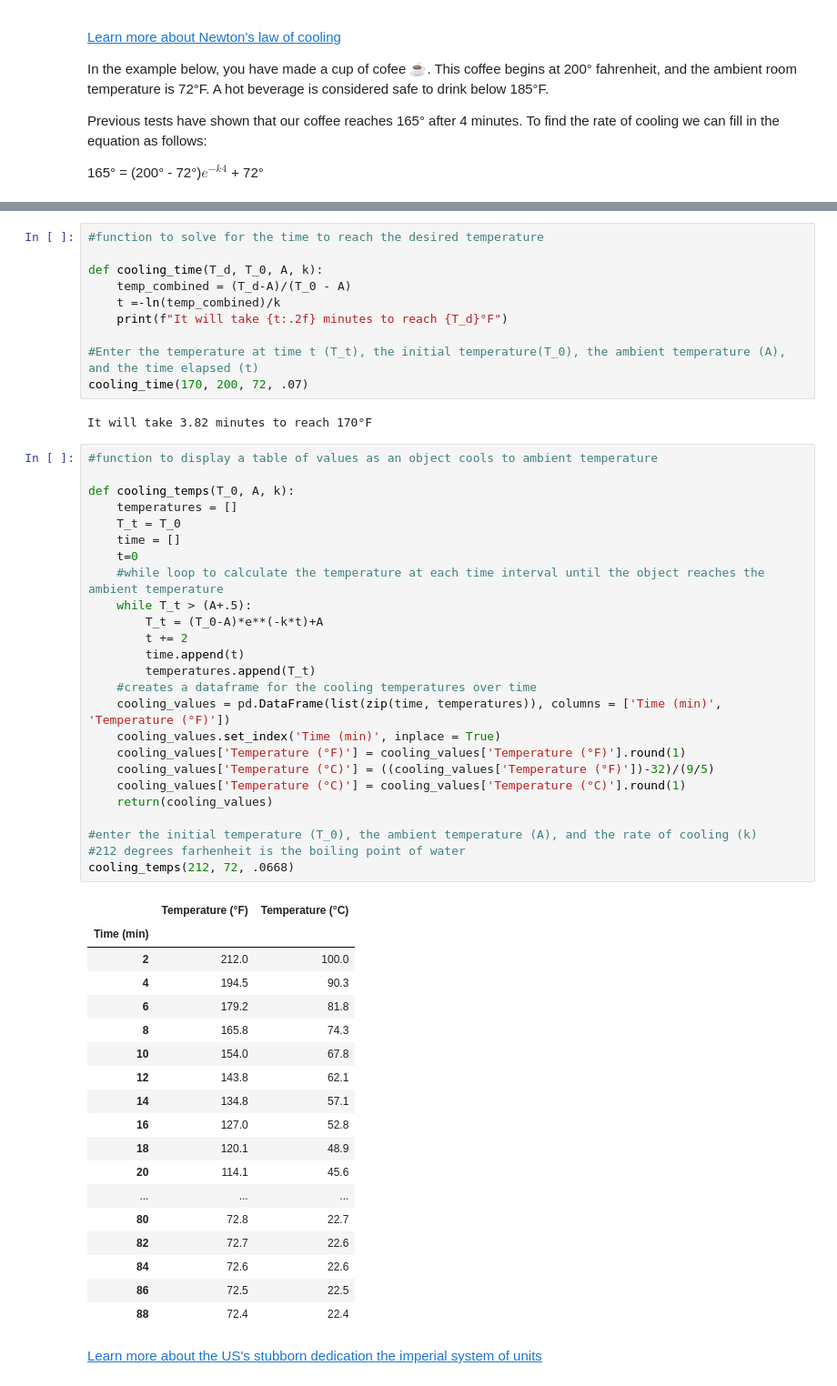
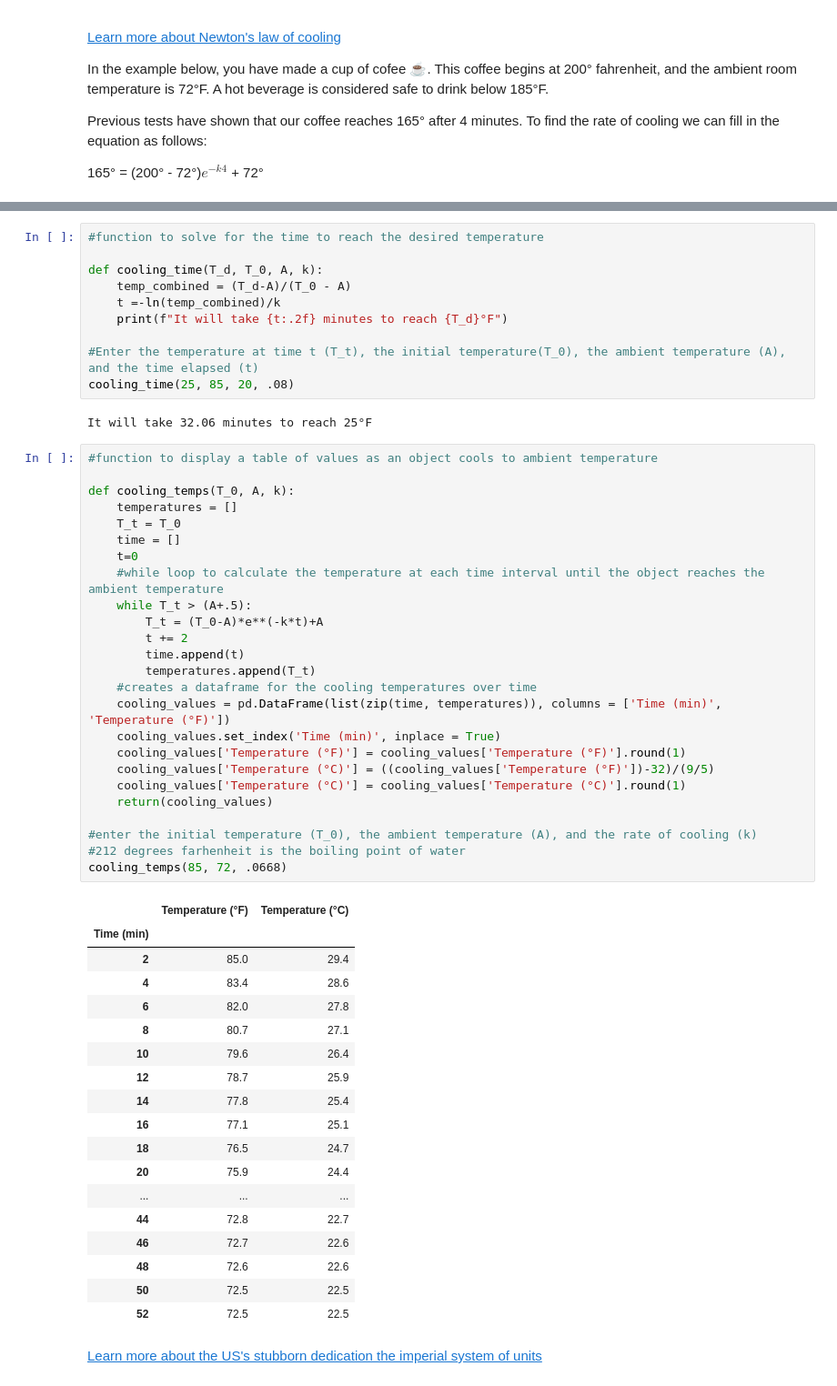
Before and after one commit to BotanicalAmy/Calculus-Calculator, a Jupyter notebook: Calculus_Calculator.ipynb, the cells around one changed output, grey strips where cells are left out. Shown: that part at 91% size. Saved outputs shown, nothing was run; the diff lists cells and outputs as text.

```diff
--- a/Calculus_Calculator.ipynb
+++ b/Calculus_Calculator.ipynb
@@ -216,53 +221,53 @@ def cooling_time(T_d, T_0, A, k):
     print(f"It will take {t:.2f} minutes to reach {T_d}°F")
 
 #Enter the temperature at time t (T_t), the initial temperature(T_0), the ambient temperature (A), and the time elapsed (t)
-cooling_time(170, 200, 72, .07)
+cooling_time(25, 85, 20, .08)
 # %% [output]
-It will take 3.82 minutes to reach 170°F
+It will take 32.06 minutes to reach 25°F
 # %%
 #function to display a table of values as an object cools to ambient temperature
 
 def cooling_temps(T_0, A, k):
     temperatures = []
     T_t = T_0
     time = []
     t=0
     #while loop to calculate the temperature at each time interval until the object reaches the ambient temperature
     while T_t > (A+.5):
         T_t = (T_0-A)*e**(-k*t)+A
         t += 2
         time.append(t)
         temperatures.append(T_t)
     #creates a dataframe for the cooling temperatures over time
     cooling_values = pd.DataFrame(list(zip(time, temperatures)), columns = ['Time (min)', 'Temperature (°F)'])
     cooling_values.set_index('Time (min)', inplace = True)
     cooling_values['Temperature (°F)'] = cooling_values['Temperature (°F)'].round(1)
     cooling_values['Temperature (°C)'] = ((cooling_values['Temperature (°F)'])-32)/(9/5)
     cooling_values['Temperature (°C)'] = cooling_values['Temperature (°C)'].round(1)
     return(cooling_values)
 
 #enter the initial temperature (T_0), the ambient temperature (A), and the rate of cooling (k)
 #212 degrees farhenheit is the boiling point of water
-cooling_temps(212, 72, .0668)
+cooling_temps(85, 72, .0668)
 # %% [output]
 |  | Temperature (°F) | Temperature (°C) |
 | Time (min) |  |  |
-| 2 | 212.0 | 100.0 |
-| 4 | 194.5 | 90.3 |
-| 6 | 179.2 | 81.8 |
-| 8 | 165.8 | 74.3 |
-| 10 | 154.0 | 67.8 |
-| 12 | 143.8 | 62.1 |
-| 14 | 134.8 | 57.1 |
-| 16 | 127.0 | 52.8 |
-| 18 | 120.1 | 48.9 |
-| 20 | 114.1 | 45.6 |
+| 2 | 85.0 | 29.4 |
+| 4 | 83.4 | 28.6 |
+| 6 | 82.0 | 27.8 |
+| 8 | 80.7 | 27.1 |
+| 10 | 79.6 | 26.4 |
+| 12 | 78.7 | 25.9 |
+| 14 | 77.8 | 25.4 |
+| 16 | 77.1 | 25.1 |
+| 18 | 76.5 | 24.7 |
+| 20 | 75.9 | 24.4 |
 | ... | ... | ... |
-| 80 | 72.8 | 22.7 |
-| 82 | 72.7 | 22.6 |
-| 84 | 72.6 | 22.6 |
-| 86 | 72.5 | 22.5 |
-| 88 | 72.4 | 22.4 |
+| 44 | 72.8 | 22.7 |
+| 46 | 72.7 | 22.6 |
+| 48 | 72.6 | 22.6 |
+| 50 | 72.5 | 22.5 |
+| 52 | 72.5 | 22.5 |
 # %% [markdown]
 [Learn more about the US's stubborn dedication the imperial system of units](https://www.youtube.com/watch?v=JYqfVE-fykk)
 # %% [markdown]
```
Also changed, not shown: parts of 5 cells of this notebook.
